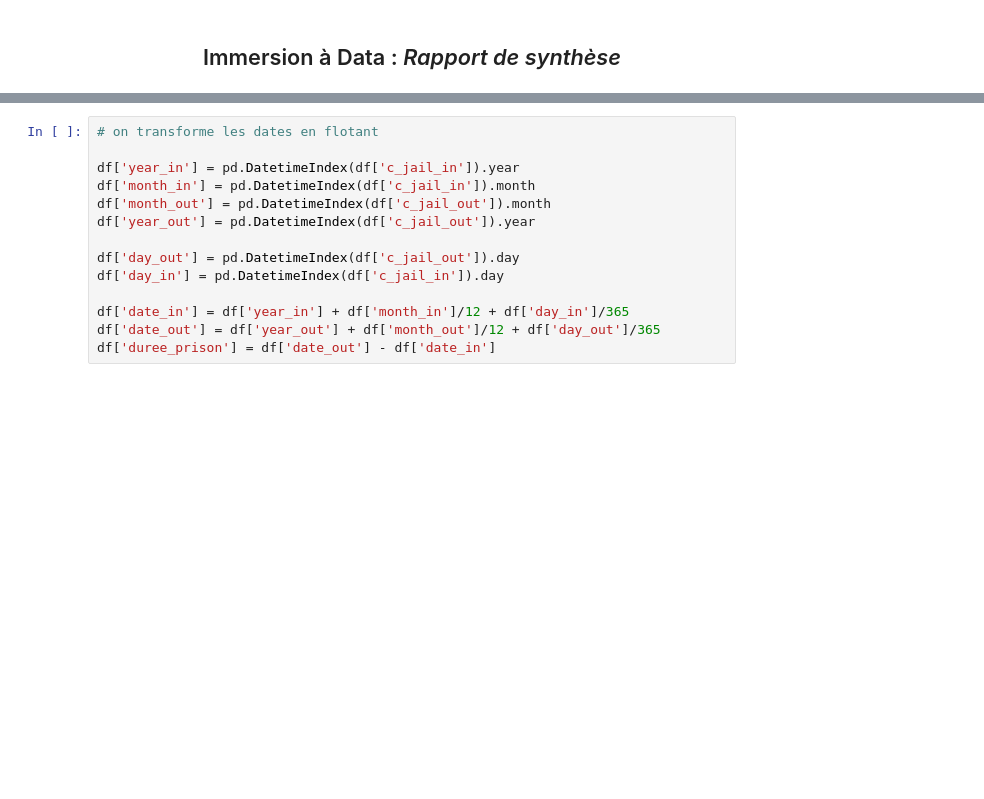
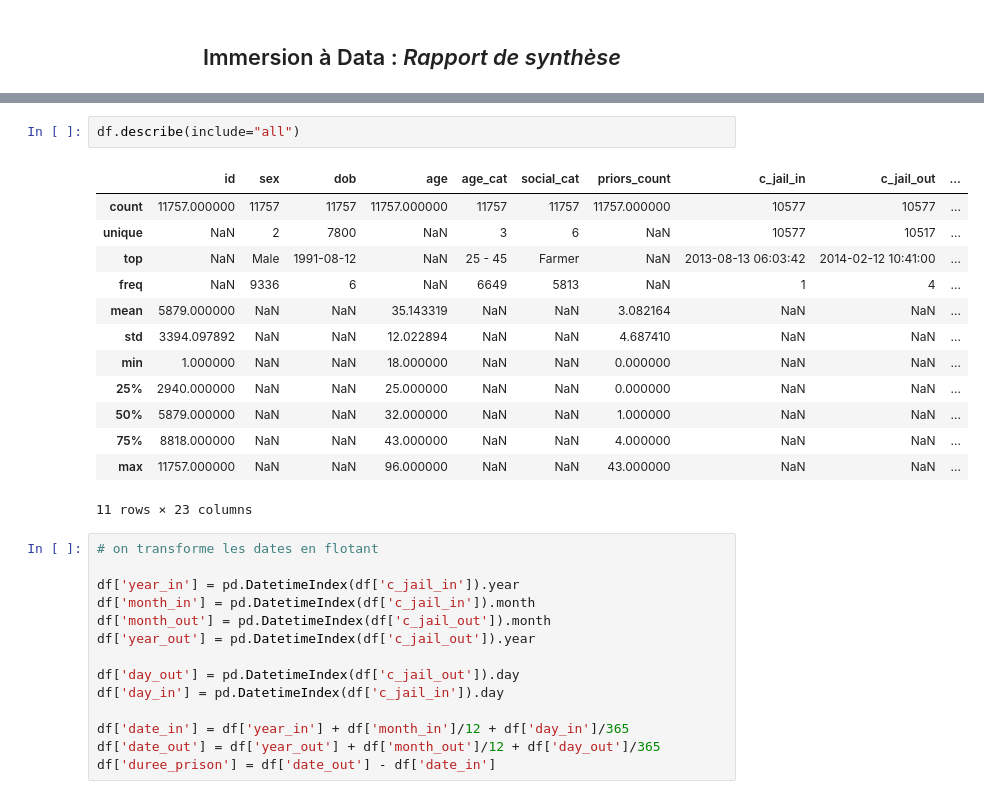
Before and after one commit to 21garbe/Challenge_rapport_sophia, a Jupyter notebook: immersion_clean.ipynb, the cells around one changed output, grey strips where cells are left out. Saved outputs shown, nothing was run; the diff lists cells and outputs as text; blank space fills up the shorter version.

```diff
--- a/immersion_clean.ipynb
+++ b/immersion_clean.ipynb
@@ -22,3 +22,19 @@ df.describe()
+# %%
+df.describe(include="all")
+# %% [output]
+|  | id | sex | dob | age | age_cat | social_cat | priors_count | c_jail_in | c_jail_out | ... |
+| count | 11757.000000 | 11757 | 11757 | 11757.000000 | 11757 | 11757 | 11757.000000 | 10577 | 10577 | ... |
+| unique | NaN | 2 | 7800 | NaN | 3 | 6 | NaN | 10577 | 10517 | ... |
+| top | NaN | Male | 1991-08-12 | NaN | 25 - 45 | Farmer | NaN | 2013-08-13 06:03:42 | 2014-02-12 10:41:00 | ... |
+| freq | NaN | 9336 | 6 | NaN | 6649 | 5813 | NaN | 1 | 4 | ... |
+| mean | 5879.000000 | NaN | NaN | 35.143319 | NaN | NaN | 3.082164 | NaN | NaN | ... |
+| std | 3394.097892 | NaN | NaN | 12.022894 | NaN | NaN | 4.687410 | NaN | NaN | ... |
+| min | 1.000000 | NaN | NaN | 18.000000 | NaN | NaN | 0.000000 | NaN | NaN | ... |
+| 25% | 2940.000000 | NaN | NaN | 25.000000 | NaN | NaN | 0.000000 | NaN | NaN | ... |
+| 50% | 5879.000000 | NaN | NaN | 32.000000 | NaN | NaN | 1.000000 | NaN | NaN | ... |
+| 75% | 8818.000000 | NaN | NaN | 43.000000 | NaN | NaN | 4.000000 | NaN | NaN | ... |
+| max | 11757.000000 | NaN | NaN | 96.000000 | NaN | NaN | 43.000000 | NaN | NaN | ... |
+11 rows × 23 columns
 # %%
 # on transforme les dates en flotant
 
```
Also changed, not shown: parts of 8 cells of this notebook.
